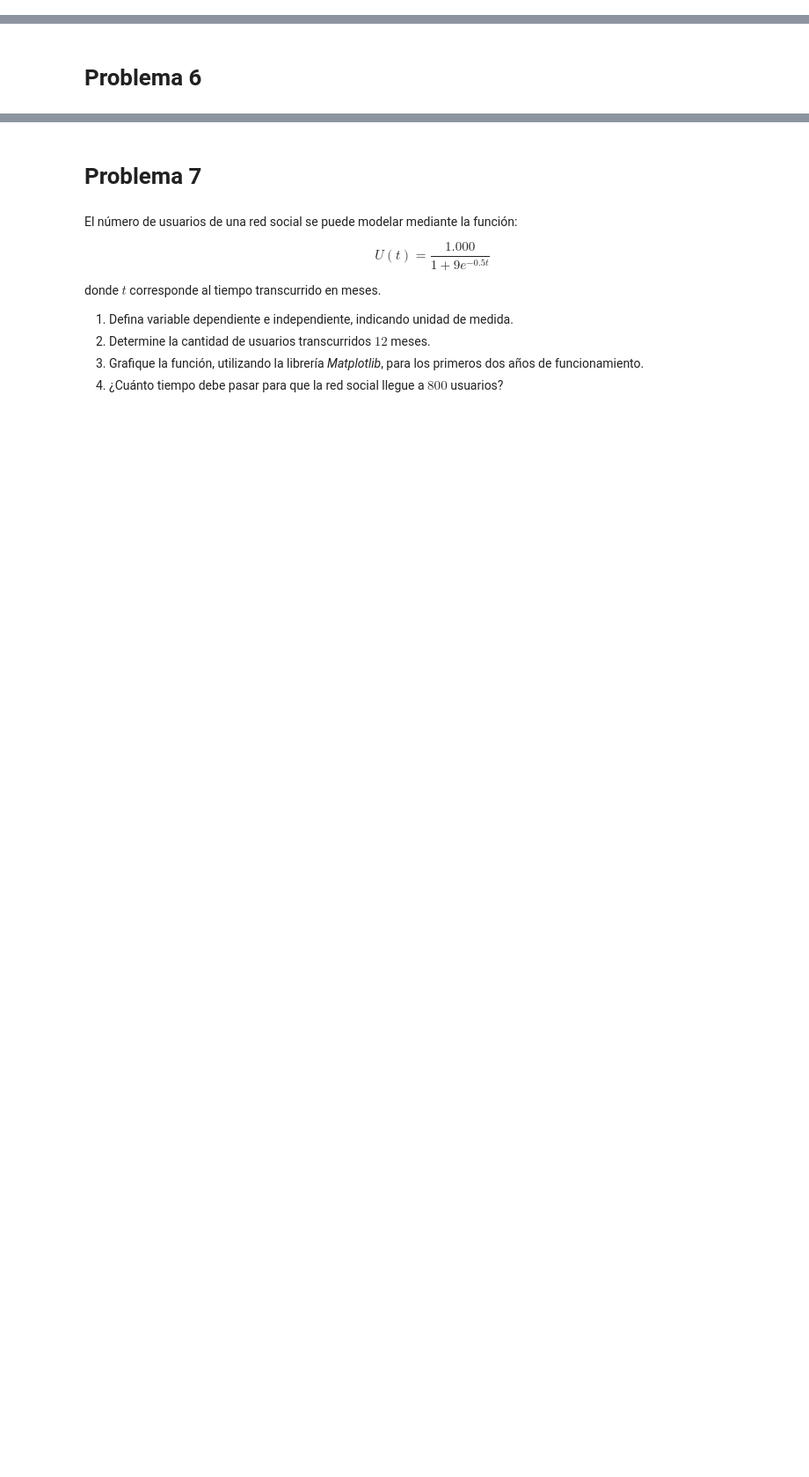
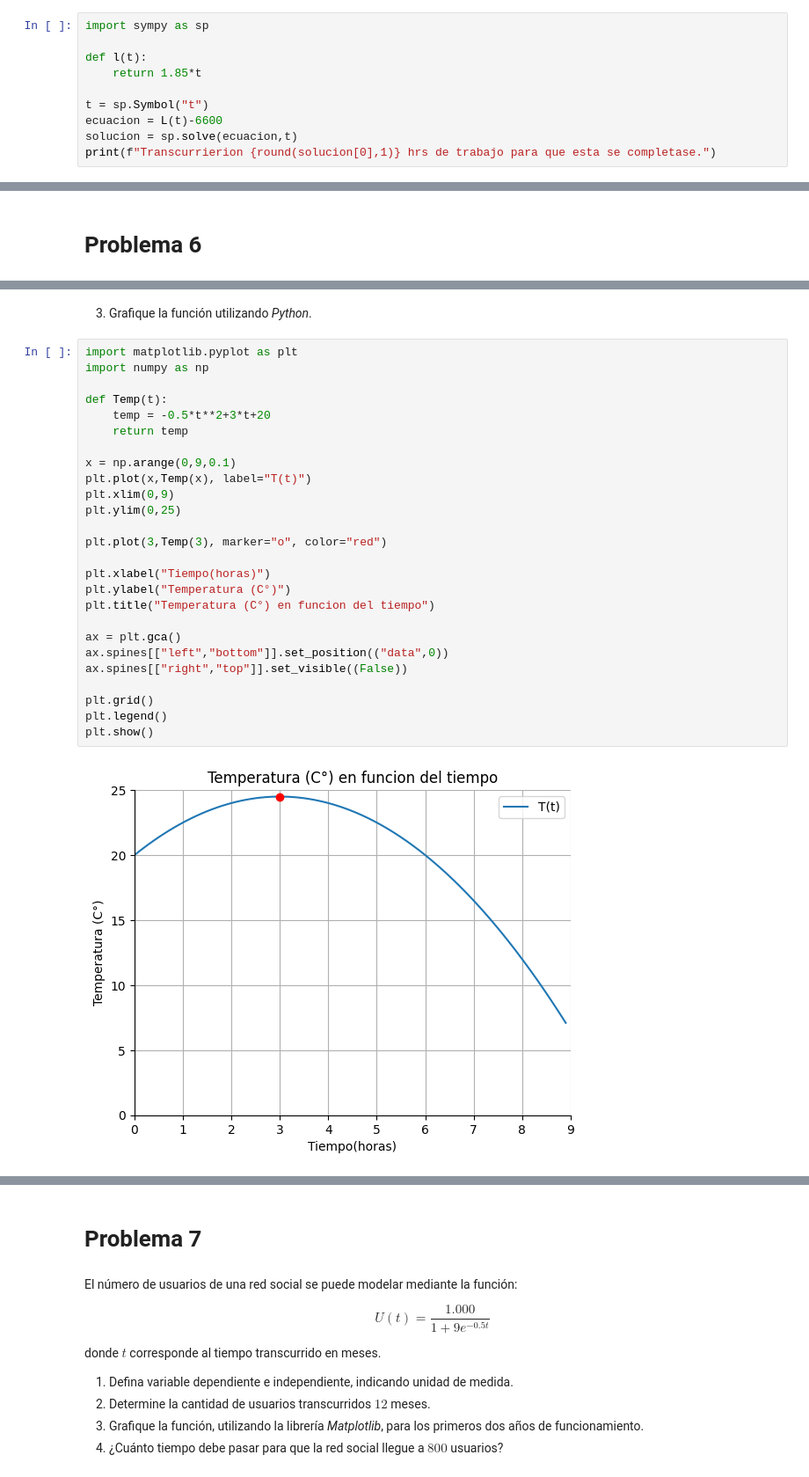
Before and after one commit to tomasm-duoc/Trabajos, a Jupyter notebook: 2do Semestre/MAT Aplicada/14.08/G1_Funciones.ipynb, the cells around one changed output, grey strips where cells are left out. Shown at 88% size. Saved outputs shown, nothing was run; the diff lists cells and outputs as text; blank space fills up the shorter version.

```diff
--- a/2do Semestre/MAT Aplicada/14.08/G1_Funciones.ipynb
+++ b/2do Semestre/MAT Aplicada/14.08/G1_Funciones.ipynb
@@ -96,0 +163,10 @@ Como parte de un proyecto de mejora, en el año $2021$ se instaló un cable de f
+# %%
+import sympy as sp
+
+def l(t):
+    return 1.85*t
+
+t = sp.Symbol("t")
+ecuacion = L(t)-6600
+solucion = sp.solve(ecuacion,t)
+print(f"Transcurrierion {round(solucion[0],1)} hrs de trabajo para que esta se completase.")
@@ -129,0 +217,30 @@ donde $t$ corresponde al tiempo transcurrido (en horas) en un día laboral. Cons
+# %% [markdown]
+3.  Grafique la función utilizando *Python*.
+# %%
+import matplotlib.pyplot as plt
+import numpy as np
+
+def Temp(t):
+    temp = -0.5*t**2+3*t+20
+    return temp
+
+x = np.arange(0,9,0.1)
+plt.plot(x,Temp(x), label="T(t)")
+plt.xlim(0,9)
+plt.ylim(0,25)
+
+plt.plot(3,Temp(3), marker="o", color="red")
+
+plt.xlabel("Tiempo(horas)")
+plt.ylabel("Temperatura (C°)")
+plt.title("Temperatura (C°) en funcion del tiempo")
+
+ax = plt.gca()
+ax.spines[["left","bottom"]].set_position(("data",0))
+ax.spines[["right","top"]].set_visible((False))
+
+plt.grid()
+plt.legend()
+plt.show()
+# %% [output]
+[figure, added]
```
Also changed, not shown: parts of 32 cells of this notebook, 1 other file.
